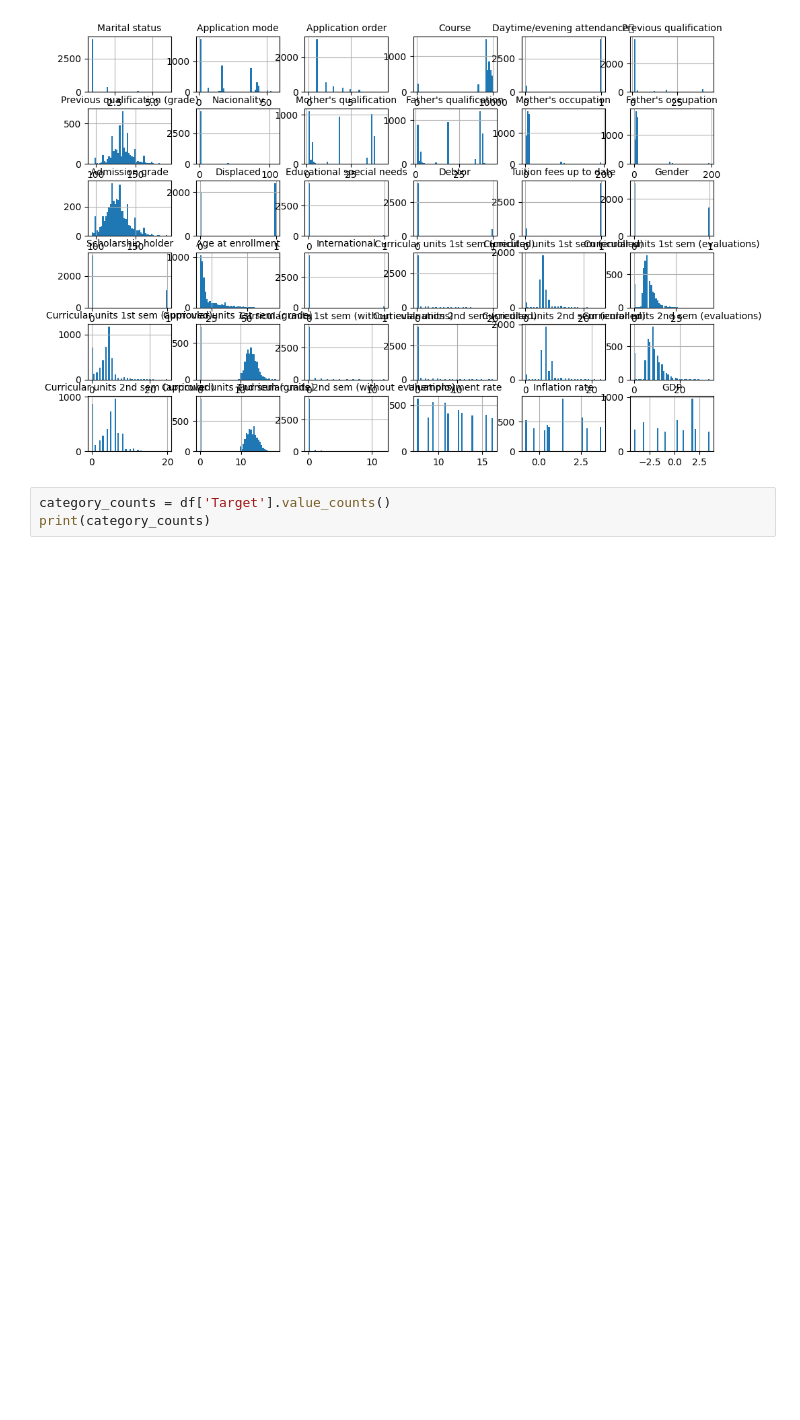
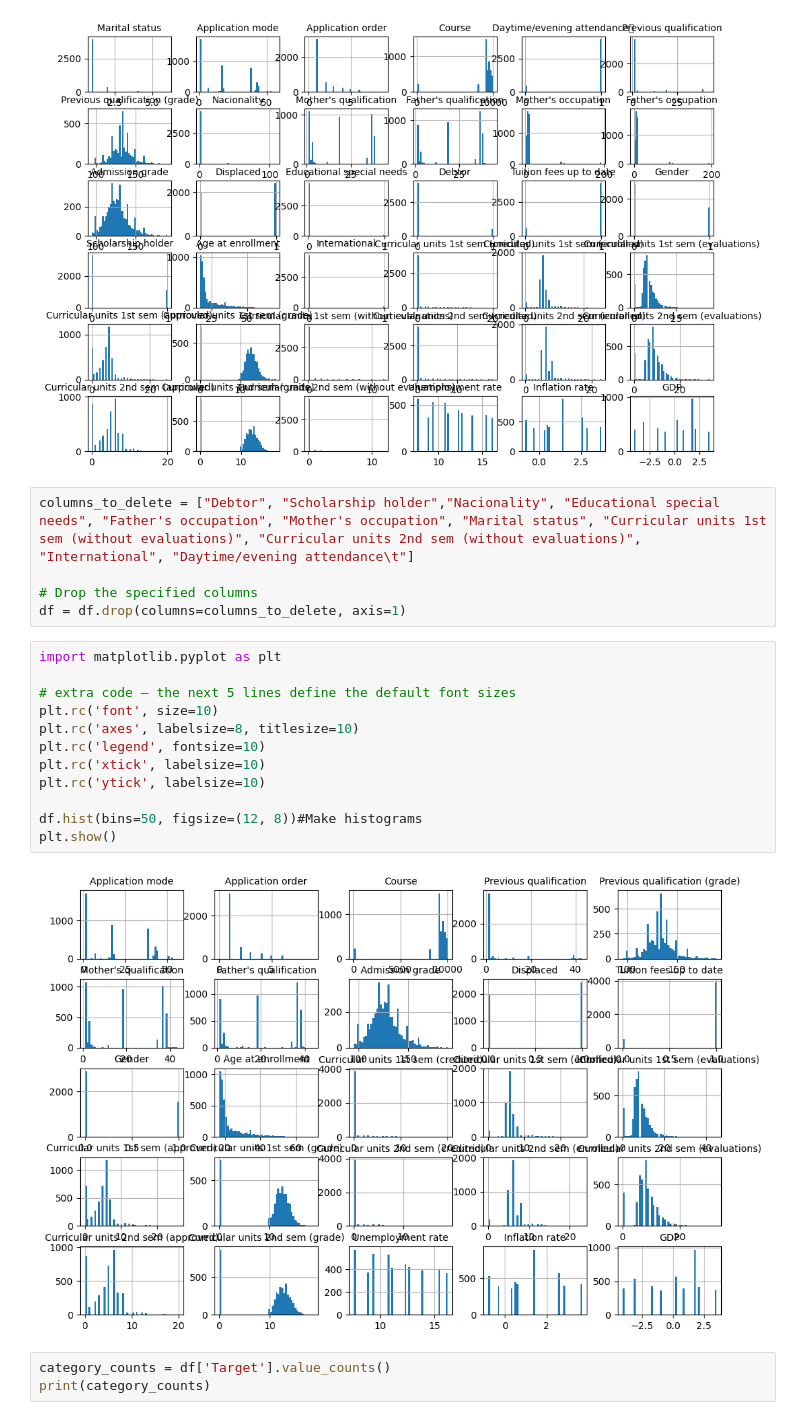
Before and after one commit to Hatzi2/ML, a Jupyter notebook: Untitled-1.ipynb, the cells around one changed output. Drawn from its saved outputs; the diff is of its cells as text; blank space fills up the shorter version.

```diff
--- a/Untitled-1.ipynb
+++ b/Untitled-1.ipynb
@@ -38,6 +38,25 @@ df.hist(bins=50, figsize=(12, 8))#Make histograms
 plt.show()
 # %% [output]
 [figure]
+# %%
+columns_to_delete = ["Debtor", "Scholarship holder","Nacionality", "Educational special needs", "Father's occupation", "Mother's occupation", "Marital status", "Curricular units 1st sem (without evaluations)", "Curricular units 2nd sem (without evaluations)", "International", "Daytime/evening attendance\t"]
+
+# Drop the specified columns
+df = df.drop(columns=columns_to_delete, axis=1)
+# %%
+import matplotlib.pyplot as plt
+
+# extra code – the next 5 lines define the default font sizes
+plt.rc('font', size=10)
+plt.rc('axes', labelsize=8, titlesize=10)
+plt.rc('legend', fontsize=10)
+plt.rc('xtick', labelsize=10)
+plt.rc('ytick', labelsize=10)
+
+df.hist(bins=50, figsize=(12, 8))#Make histograms
+plt.show()
+# %% [output]
+[figure, added]
 # %%
 category_counts = df['Target'].value_counts()
 print(category_counts)
```
Also changed, not shown: parts of 11 cells of this notebook.
